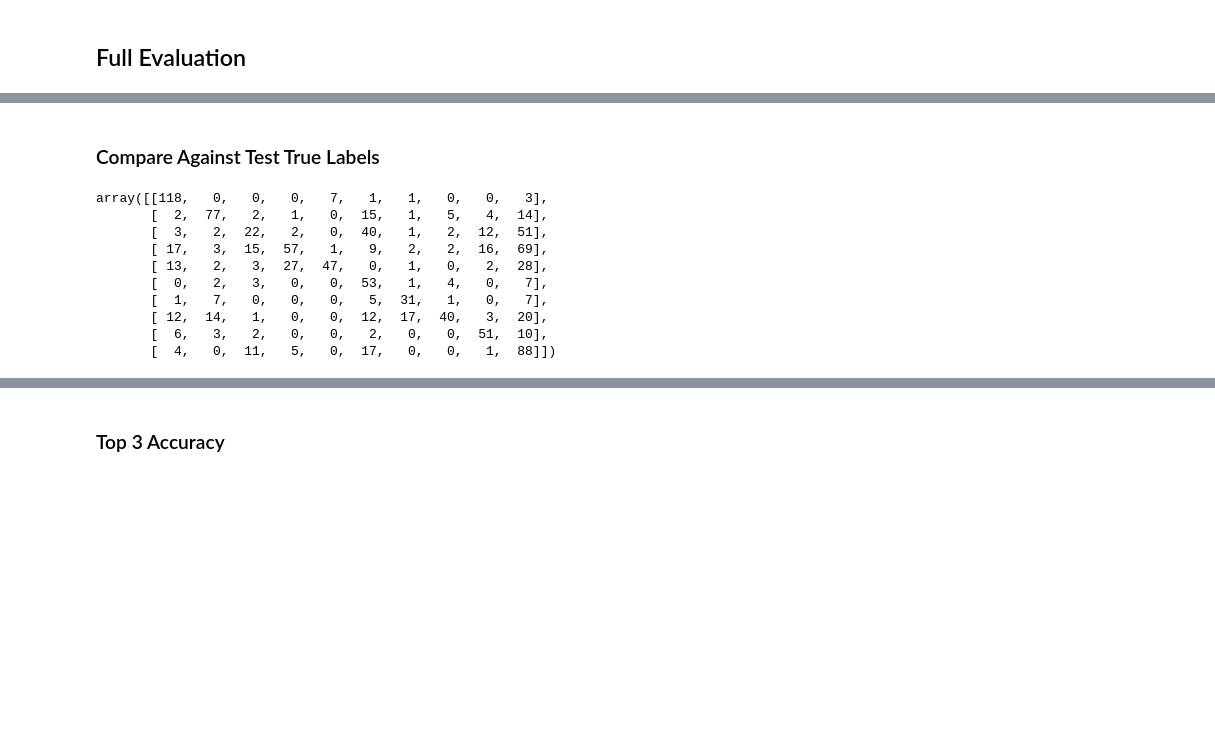
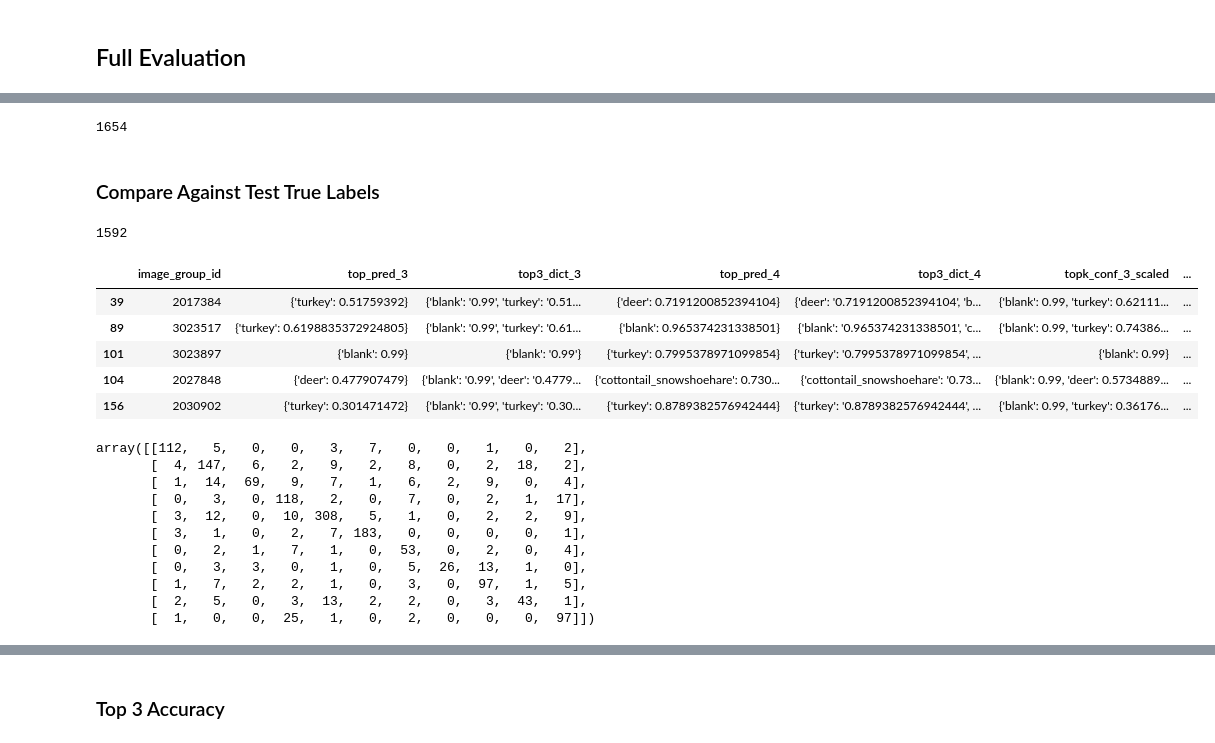
Before and after one commit to jroshanucb/capstone, a Jupyter notebook: ensemble/Ensemble_Playground.ipynb, the cells around one changed output, grey strips where cells are left out. Saved outputs shown, nothing was run; the diff lists cells and outputs as text; code cells hidden in the pictures; blank space fills up the shorter version.

```diff
--- a/ensemble/Ensemble_Playground.ipynb
+++ b/ensemble/Ensemble_Playground.ipynb
@@ -260,12 +433,18 @@ df_merge['event_final_pred_conf'] = df_merge.apply(lambda x: output_final_pred_c
 #df_merge.head()
 # %%
 df_merge[df_merge.event_final_topk_conf == {}]
+# %%
+len(df_merge)
+# %% [output]
+1654
 # %% [markdown]
 ### Compare Against Test True Labels
 # %%
-test_data = pd.read_csv('/content/gdrive/My Drive/Colab Notebooks/w210_capstone/yolo_splits4/yolo_splits4/test/test_labels.csv')
+test_data = pd.read_csv('/content/gdrive/My Drive/Colab Notebooks/w210_capstone/yolo_splits4_1/yolo_splits4.1/test/test_labels.csv')
 test_data = test_data[test_data.CLASS_SPECIES_RESTATED != "other"]
-#test_data.head()
+len(test_data)
+# %% [output]
+1592
 # %%
 comparison_df = pd.merge(df_merge, test_data, how = "inner", left_on='image_group_id', right_on="TRIGGER_ID")
 #comparison_df.head()
@@ -272,9 +453,19 @@ comparison_df = pd.merge(df_merge, test_data, how = "inner", left_on='image_grou
+# %%
+comparison_df[(comparison_df.CLASS_SPECIES_RESTATED == 'blank') & (comparison_df.event_final_pred != 'blank')].head()
+# %% [output]
+|  | image_group_id | top_pred_3 | top3_dict_3 | top_pred_4 | top3_dict_4 | topk_conf_3_scaled | ... |
+| 39 | 2017384 | {'turkey': 0.51759392} | {'blank': '0.99', 'turkey': '0.51... | {'deer': 0.7191200852394104} | {'deer': '0.7191200852394104', 'b... | {'blank': 0.99, 'turkey': 0.62111... | ... |
+| 89 | 3023517 | {'turkey': 0.6198835372924805} | {'blank': '0.99', 'turkey': '0.61... | {'blank': 0.965374231338501} | {'blank': '0.965374231338501', 'c... | {'blank': 0.99, 'turkey': 0.74386... | ... |
+| 101 | 3023897 | {'blank': 0.99} | {'blank': '0.99'} | {'turkey': 0.7995378971099854} | {'turkey': '0.7995378971099854', ... | {'blank': 0.99} | ... |
+| 104 | 2027848 | {'deer': 0.477907479} | {'blank': '0.99', 'deer': '0.4779... | {'cottontail_snowshoehare': 0.730... | {'cottontail_snowshoehare': '0.73... | {'blank': 0.99, 'deer': 0.5734889... | ... |
+| 156 | 2030902 | {'turkey': 0.301471472} | {'blank': '0.99', 'turkey': '0.30... | {'turkey': 0.8789382576942444} | {'turkey': '0.8789382576942444', ... | {'blank': 0.99, 'turkey': 0.36176... | ... |
 # %%
 test_actuals = comparison_df['CLASS_SPECIES_RESTATED'].values
 test_preds = comparison_df['event_final_pred'].values
 # %%
 from sklearn.metrics import confusion_matrix
 class_names = ['bear',
+               'blank',
  'cottontail_snowshoehare',
  'coyote',
  'deer',
@@ -286,16 +477,17 @@ class_names = ['bear',
  'wolf']
 confusion_matrix(test_actuals, test_preds, labels=class_names)
 # %% [output]
-array([[118,   0,   0,   0,   7,   1,   1,   0,   0,   3],
-       [  2,  77,   2,   1,   0,  15,   1,   5,   4,  14],
-       [  3,   2,  22,   2,   0,  40,   1,   2,  12,  51],
-       [ 17,   3,  15,  57,   1,   9,   2,   2,  16,  69],
-       [ 13,   2,   3,  27,  47,   0,   1,   0,   2,  28],
-       [  0,   2,   3,   0,   0,  53,   1,   4,   0,   7],
-       [  1,   7,   0,   0,   0,   5,  31,   1,   0,   7],
-       [ 12,  14,   1,   0,   0,  12,  17,  40,   3,  20],
-       [  6,   3,   2,   0,   0,   2,   0,   0,  51,  10],
-       [  4,   0,  11,   5,   0,  17,   0,   0,   1,  88]])
+array([[112,   5,   0,   0,   3,   7,   0,   0,   1,   0,   2],
+       [  4, 147,   6,   2,   9,   2,   8,   0,   2,  18,   2],
+       [  1,  14,  69,   9,   7,   1,   6,   2,   9,   0,   4],
+       [  0,   3,   0, 118,   2,   0,   7,   0,   2,   1,  17],
+       [  3,  12,   0,  10, 308,   5,   1,   0,   2,   2,   9],
+       [  3,   1,   0,   2,   7, 183,   0,   0,   0,   0,   1],
+       [  0,   2,   1,   7,   1,   0,  53,   0,   2,   0,   4],
+       [  0,   3,   3,   0,   1,   0,   5,  26,  13,   1,   0],
+       [  1,   7,   2,   2,   1,   0,   3,   0,  97,   1,   5],
+       [  2,   5,   0,   3,  13,   2,   2,   0,   3,  43,   1],
+       [  1,   0,   0,  25,   1,   0,   2,   0,   0,   0,  97]])
 # %%
 from sklearn.metrics import classification_report, confusion_matrix
 print(classification_report(test_actuals, test_preds, digits = 4))
```
Also changed, not shown: parts of 20 cells of this notebook.
